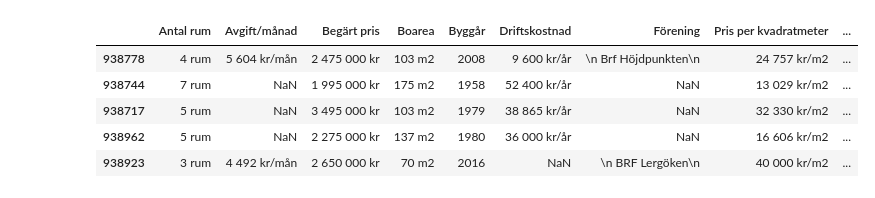
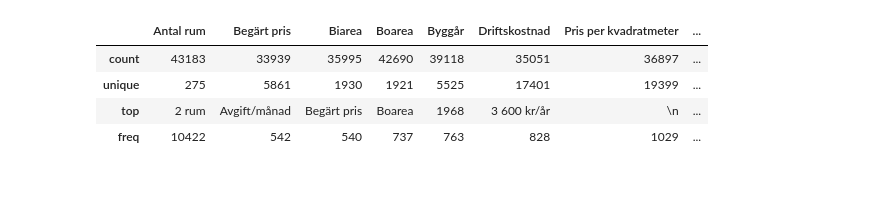
Before and after one commit to martinlarsalbert/hemnet, a Jupyter notebook: 02_cleaning.ipynb, the cells around one changed output. Cells and saved outputs as stored; diff of their text form; code cells hidden in the pictures.

```diff
--- a/02_cleaning.ipynb
+++ b/02_cleaning.ipynb
@@ -7,14 +8,16 @@ import re
 # %%
-house_data = pd.read_csv('house_data.csv',index_col = 0)
+file_path = 'all_house_data.csv'
+
+#house_data = pd.read_csv('house_data.csv',index_col = 0)
+house_data = pd.read_csv(file_path)
 # %%
-house_data.head()
+house_data.describe()
 # %% [output]
-|  | Antal rum | Avgift/månad | Begärt pris | Boarea | Byggår | Driftskostnad | Förening | Pris per kvadratmeter | ... |
-| 938778 | 4 rum | 5 604 kr/mån | 2 475 000 kr | 103 m2 | 2008 | 9 600 kr/år | \n Brf Höjdpunkten\n | 24 757 kr/m2 | ... |
-| 938744 | 7 rum | NaN | 1 995 000 kr | 175 m2 | 1958 | 52 400 kr/år | NaN | 13 029 kr/m2 | ... |
-| 938717 | 5 rum | NaN | 3 495 000 kr | 103 m2 | 1979 | 38 865 kr/år | NaN | 32 330 kr/m2 | ... |
-| 938962 | 5 rum | NaN | 2 275 000 kr | 137 m2 | 1980 | 36 000 kr/år | NaN | 16 606 kr/m2 | ... |
-| 938923 | 3 rum | 4 492 kr/mån | 2 650 000 kr | 70 m2 | 2016 | NaN | \n BRF Lergöken\n | 40 000 kr/m2 | ... |
+|  | Antal rum | Begärt pris | Biarea | Boarea | Byggår | Driftskostnad | Pris per kvadratmeter | ... |
+| count | 43183 | 33939 | 35995 | 42690 | 39118 | 35051 | 36897 | ... |
+| unique | 275 | 5861 | 1930 | 1921 | 5525 | 17401 | 19399 | ... |
+| top | 2 rum | Avgift/månad | Begärt pris | Boarea | 1968 | 3 600 kr/år | \n | ... |
+| freq | 10422 | 542 | 540 | 737 | 763 | 828 | 1029 | ... |
 # %%
 regexp = re.compile('(\d+)')
 
```
Also changed, not shown: parts of 14 cells of this notebook, 2 other files.
